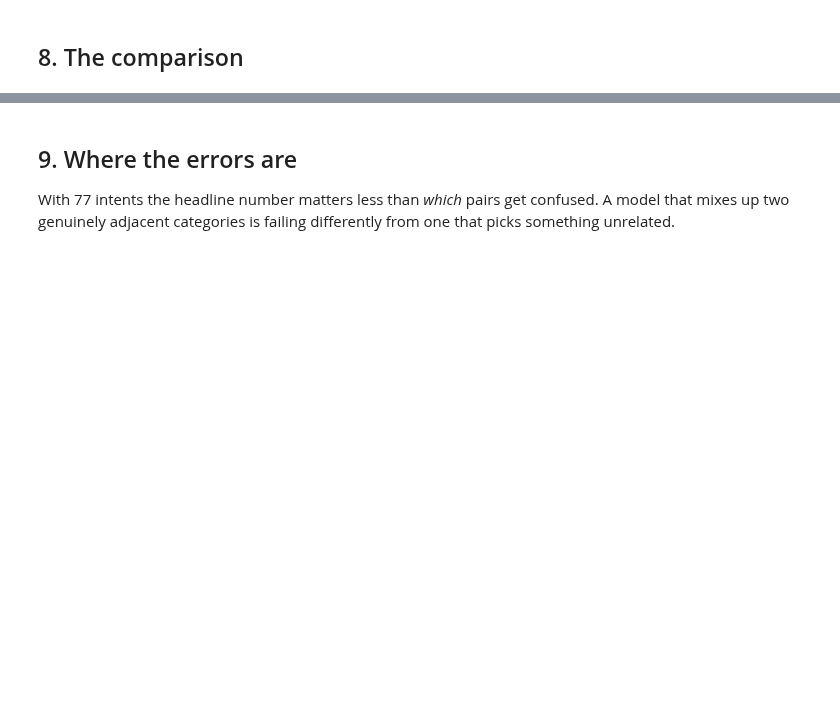
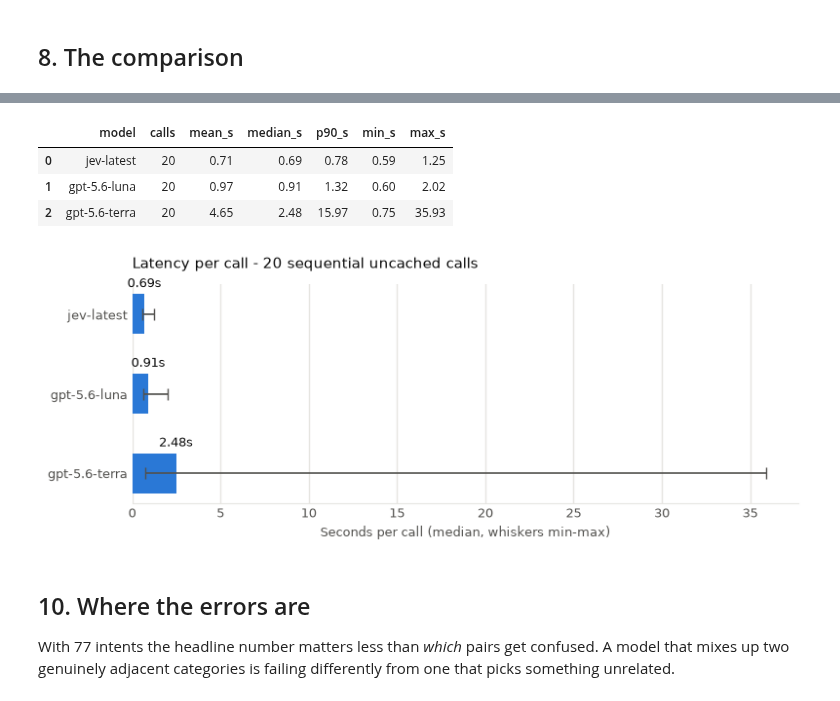
Before and after one commit to miptgirl/miptgirl_medium, a Jupyter notebook: jev/benchmark_banking77.ipynb, the cells around one changed output, grey strips where cells are left out. Saved outputs shown, nothing was run; the diff lists cells and outputs as text; code cells hidden in the pictures; blank space fills up the shorter version.

```diff
--- a/jev/benchmark_banking77.ipynb
+++ b/jev/benchmark_banking77.ipynb
@@ -375,5 +387,77 @@ plt.show()
+# %%
+SPEED_SAMPLE = 20
+
+speed_rows = []
+for model_name, call in MODELS.items():
+    latencies = []
+    for record in tqdm(records[:SPEED_SAMPLE], desc=model_name):
+        start = time.perf_counter()
+        try:
+            call(record["text"])  # deliberately uncached - we are timing the API itself
+            latencies.append(time.perf_counter() - start)
+        except Exception as error:
+            print(f"  {model_name} failed: {str(error)[:100]}")
+
+    if not latencies:
+        continue
+
+    latencies.sort()
+    speed_rows.append(
+        {
+            "model": model_name,
+            "calls": len(latencies),
+            "mean_s": round(sum(latencies) / len(latencies), 2),
+            "median_s": round(latencies[len(latencies) // 2], 2),
+            "p90_s": round(latencies[int(len(latencies) * 0.9)], 2),
+            "min_s": round(latencies[0], 2),
+            "max_s": round(latencies[-1], 2),
+        }
+    )
+
+speed = pd.DataFrame(speed_rows).sort_values("median_s").reset_index(drop=True)
+speed
+# %% [output]
+|  | model | calls | mean_s | median_s | p90_s | min_s | max_s |
+| 0 | jev-latest | 20 | 0.71 | 0.69 | 0.78 | 0.59 | 1.25 |
+| 1 | gpt-5.6-luna | 20 | 0.97 | 0.91 | 1.32 | 0.60 | 2.02 |
+| 2 | gpt-5.6-terra | 20 | 4.65 | 2.48 | 15.97 | 0.75 | 35.93 |
+# %%
+if not speed.empty:
+    fig, ax = plt.subplots(figsize=(8, 3.2))
+
+    y = range(len(speed))
+    left = speed["median_s"] - speed["min_s"]
+    right = speed["max_s"] - speed["median_s"]
+
+    ax.barh(
+        y, speed["median_s"], color="#2a78d6", height=0.5,
+        xerr=[left, right], capsize=4,
+        error_kw={"ecolor": "#52514e", "elinewidth": 1.2},
+    )
+
+    for yi, value in zip(y, speed["median_s"]):
+        ax.text(value, yi - 0.34, f"{value:.2f}s", ha="center", color="#0b0b0b", fontsize=9)
+
+    ax.set_yticks(list(y))
+    ax.set_yticklabels(speed["model"], fontsize=9)
+    ax.invert_yaxis()
+    ax.set_xlabel("Seconds per call (median, whiskers min-max)", color="#52514e", fontsize=9)
+    ax.xaxis.grid(True, color="#e6e5e1", linewidth=1)
+    ax.set_axisbelow(True)
+    ax.tick_params(colors="#52514e", labelsize=9, length=0)
+    for side in ("top", "right", "left"):
+        ax.spines[side].set_visible(False)
+    ax.spines["bottom"].set_color("#e6e5e1")
+    ax.set_title(
+        f"Latency per call - {SPEED_SAMPLE} sequential uncached calls",
+        color="#0b0b0b", fontsize=11, loc="left", pad=12,
+    )
+    fig.tight_layout()
+    plt.show()
+# %% [output]
+[figure, added]
 # %% [markdown]
-## 9. Where the errors are
+## 10. Where the errors are
 
 With 77 intents the headline number matters less than *which* pairs get confused.
 A model that mixes up two genuinely adjacent categories is failing differently from one
```
Also changed, not shown: parts of 21 cells of this notebook, 8 other files.
